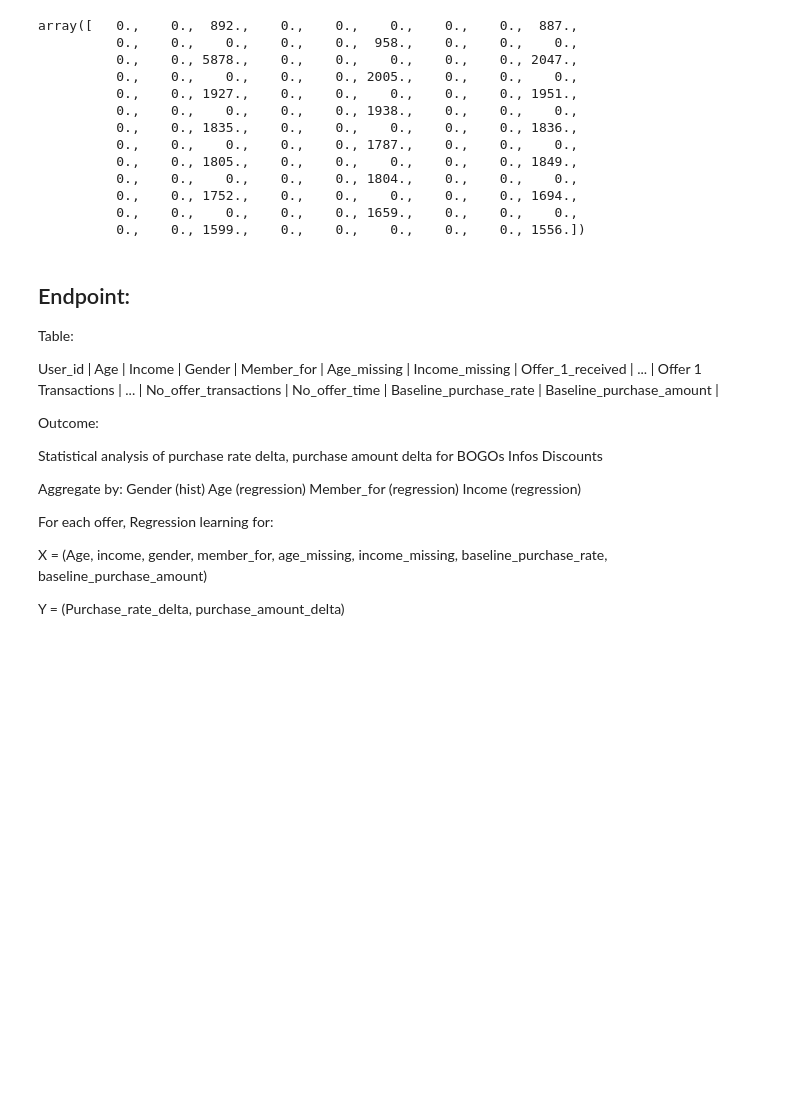
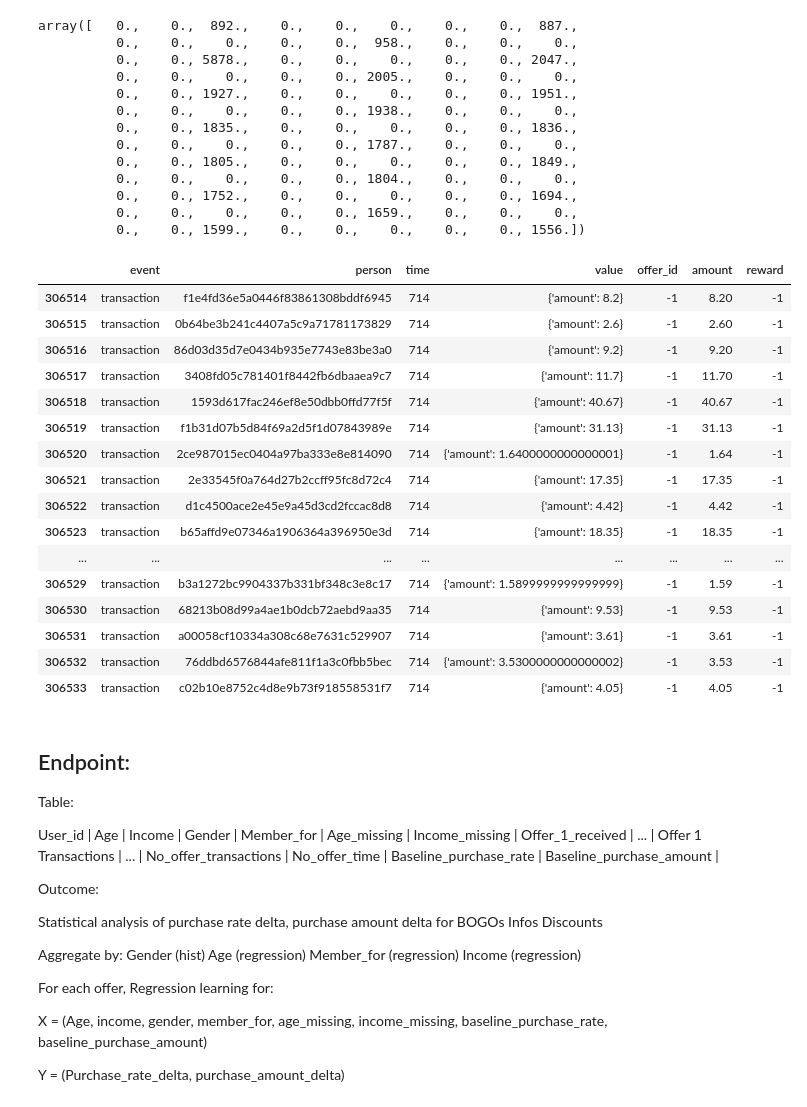
Before and after one commit to ismith1024/Udacity_Capstone, a Jupyter notebook: Starbucks_Capstone_notebook.ipynb, the cells around one changed output. Saved outputs shown, nothing was run; the diff lists cells and outputs as text; code cells hidden in the pictures; blank space fills up the shorter version.

Commit message:
No transaction intervals done

```diff
--- a/Starbucks_Capstone_notebook.ipynb
+++ b/Starbucks_Capstone_notebook.ipynb
@@ -788,3 +909,23 @@ o_t, n_o_t
+# %%
+transcript.tail(20)
+# %% [output]
+|  | event | person | time | value | offer_id | amount | reward |
+| 306514 | transaction | f1e4fd36e5a0446f83861308bddf6945 | 714 | {'amount': 8.2} | -1 | 8.20 | -1 |
+| 306515 | transaction | 0b64be3b241c4407a5c9a71781173829 | 714 | {'amount': 2.6} | -1 | 2.60 | -1 |
+| 306516 | transaction | 86d03d35d7e0434b935e7743e83be3a0 | 714 | {'amount': 9.2} | -1 | 9.20 | -1 |
+| 306517 | transaction | 3408fd05c781401f8442fb6dbaaea9c7 | 714 | {'amount': 11.7} | -1 | 11.70 | -1 |
+| 306518 | transaction | 1593d617fac246ef8e50dbb0ffd77f5f | 714 | {'amount': 40.67} | -1 | 40.67 | -1 |
+| 306519 | transaction | f1b31d07b5d84f69a2d5f1d07843989e | 714 | {'amount': 31.13} | -1 | 31.13 | -1 |
+| 306520 | transaction | 2ce987015ec0404a97ba333e8e814090 | 714 | {'amount': 1.6400000000000001} | -1 | 1.64 | -1 |
+| 306521 | transaction | 2e33545f0a764d27b2ccff95fc8d72c4 | 714 | {'amount': 17.35} | -1 | 17.35 | -1 |
+| 306522 | transaction | d1c4500ace2e45e9a45d3cd2fccac8d8 | 714 | {'amount': 4.42} | -1 | 4.42 | -1 |
+| 306523 | transaction | b65affd9e07346a1906364a396950e3d | 714 | {'amount': 18.35} | -1 | 18.35 | -1 |
+| ... | ... | ... | ... | ... | ... | ... | ... |
+| 306529 | transaction | b3a1272bc9904337b331bf348c3e8c17 | 714 | {'amount': 1.5899999999999999} | -1 | 1.59 | -1 |
+| 306530 | transaction | 68213b08d99a4ae1b0dcb72aebd9aa35 | 714 | {'amount': 9.53} | -1 | 9.53 | -1 |
+| 306531 | transaction | a00058cf10334a308c68e7631c529907 | 714 | {'amount': 3.61} | -1 | 3.61 | -1 |
+| 306532 | transaction | 76ddbd6576844afe811f1a3c0fbb5bec | 714 | {'amount': 3.5300000000000002} | -1 | 3.53 | -1 |
+| 306533 | transaction | c02b10e8752c4d8e9b73f918558531f7 | 714 | {'amount': 4.05} | -1 | 4.05 | -1 |
 # %% [markdown]
 
 ## Endpoint:
```
Also changed, not shown: parts of 21 cells of this notebook, 2 other files.
